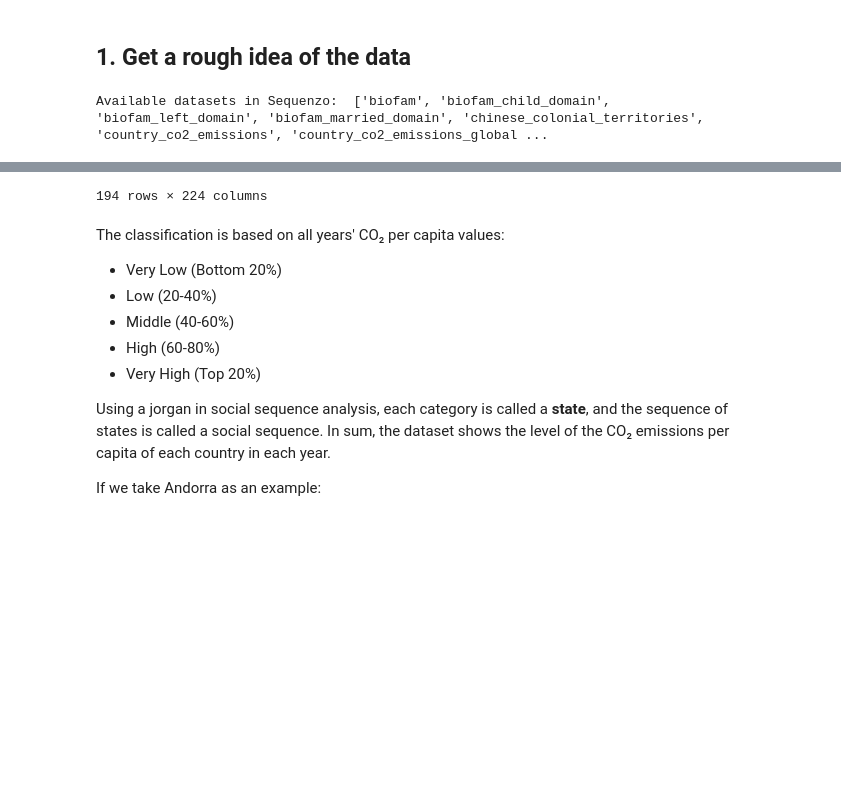
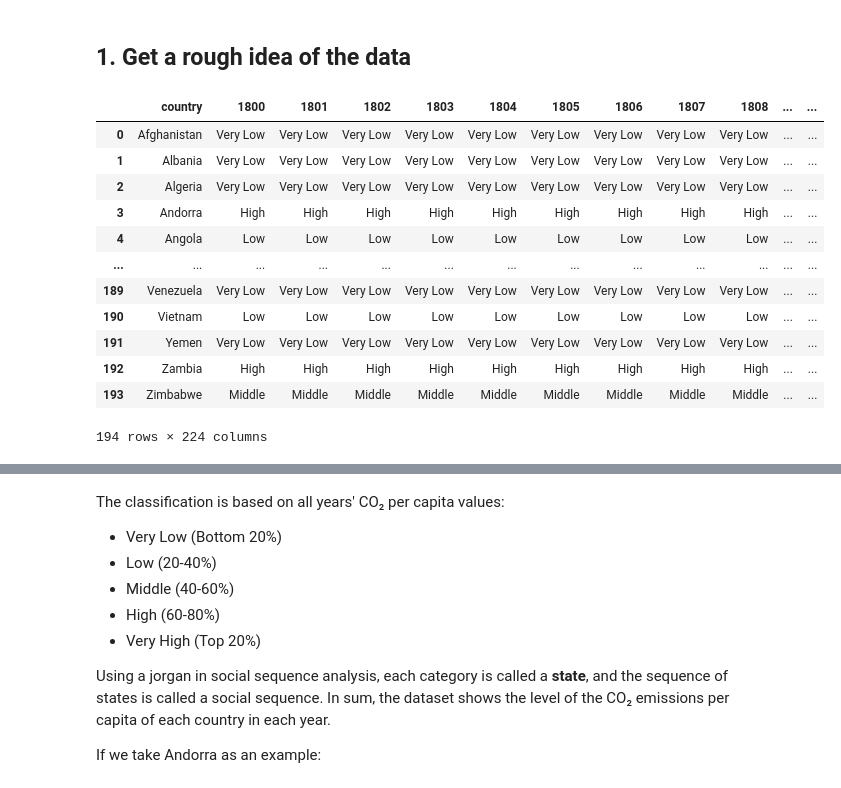
Before and after one commit to sdaza/Sequenzo, a Jupyter notebook: original_datasets_and_cleaning/xinyi_test/01_quickstart.ipynb, the cells around one changed output, grey strips where cells are left out. Drawn from its saved outputs; the diff is of its cells as text; code cells hidden in the pictures; blank space fills up the shorter version.

```diff
--- a/original_datasets_and_cleaning/xinyi_test/01_quickstart.ipynb
+++ b/original_datasets_and_cleaning/xinyi_test/01_quickstart.ipynb
@@ -20,21 +20,35 @@ Now, let's get started on this exciting journey! 🐍✨
 # %%
 # Import necessary libraries
 # Your calling code (e.g., in a script or notebook)
 
-from sequenzo import * # Import the package, give it a short alias
+# from sequenzo import * # Import the package, give it a short alias
 import pandas as pd # Data manipulation
 
+from sequenzo import helpers
 # List all the available datasets in Sequenzo
 # Now access functions using the alias:
-print('Available datasets in Sequenzo: ', list_datasets())
+# print('Available datasets in Sequenzo: ', list_datasets())
 
 # Load the data that we would like to explore in this tutorial
 # `df` is the short for `dataframe`, which is a common variable name for a dataset
 # df = load_dataset('country_co2_emissions')
-df = load_dataset('country_co2_emissions_global_deciles')
-# df = pd.read_csv("D:/country_co2_emissions_missing.csv")
+# df = load_dataset('country_co2_emissions_global_deciles')
+df = pd.read_csv("D:/country_co2_emissions_missing.csv")
+a = helpers.assign_unique_ids(df)
 
 # Show the dataframe
 df
 # %% [output]
+|  | country | 1800 | 1801 | 1802 | 1803 | 1804 | 1805 | 1806 | 1807 | 1808 | ... | ... |
+| 0 | Afghanistan | Very Low | Very Low | Very Low | Very Low | Very Low | Very Low | Very Low | Very Low | Very Low | ... | ... |
+| 1 | Albania | Very Low | Very Low | Very Low | Very Low | Very Low | Very Low | Very Low | Very Low | Very Low | ... | ... |
+| 2 | Algeria | Very Low | Very Low | Very Low | Very Low | Very Low | Very Low | Very Low | Very Low | Very Low | ... | ... |
+| 3 | Andorra | High | High | High | High | High | High | High | High | High | ... | ... |
+| 4 | Angola | Low | Low | Low | Low | Low | Low | Low | Low | Low | ... | ... |
+| ... | ... | ... | ... | ... | ... | ... | ... | ... | ... | ... | ... | ... |
+| 189 | Venezuela | Very Low | Very Low | Very Low | Very Low | Very Low | Very Low | Very Low | Very Low | Very Low | ... | ... |
+| 190 | Vietnam | Low | Low | Low | Low | Low | Low | Low | Low | Low | ... | ... |
+| 191 | Yemen | Very Low | Very Low | Very Low | Very Low | Very Low | Very Low | Very Low | Very Low | Very Low | ... | ... |
+| 192 | Zambia | High | High | High | High | High | High | High | High | High | ... | ... |
+| 193 | Zimbabwe | Middle | Middle | Middle | Middle | Middle | Middle | Middle | Middle | Middle | ... | ... |
-Available datasets in Sequenzo:  ['biofam', 'biofam_child_domain', 'biofam_left_domain', 'biofam_married_domain', 'chinese_colonial_territories', 'country_co2_emissions', 'country_co2_emissions_global ...
+194 rows × 224 columns
@@ -53,4 +55,3 @@ Available datasets in Sequenzo:  ['biofam', 'biofam_child_domain', 'biofam_left_
-194 rows × 224 columns
 # %% [markdown]
 The classification is based on all years' CO₂ per capita values:
 
```
Also changed, not shown: parts of 1 cell of this notebook, 12 other files.
